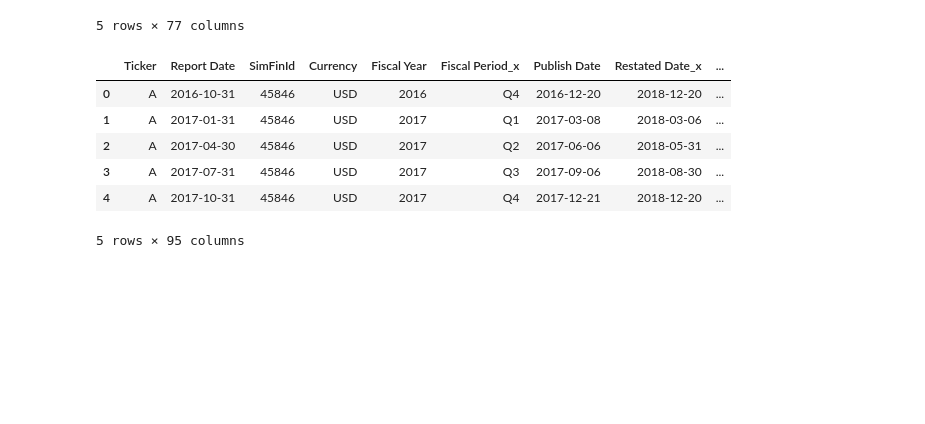
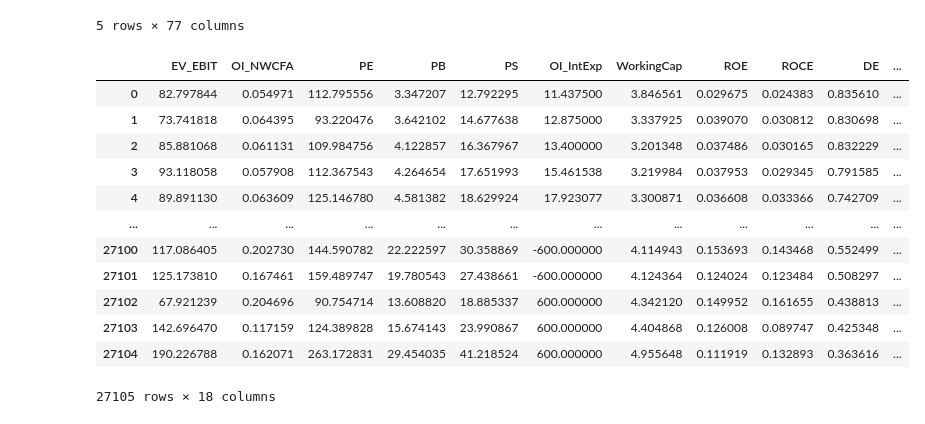
Before and after one commit to ethan-eplee/PortfolioThatBeatsTheMarket, a Jupyter notebook: 03_Capstone - Feature Engineering.ipynb, the cells around one changed output. Saved outputs shown, nothing was run; the diff lists cells and outputs as text; code cells hidden in the pictures; blank space fills up the shorter version.

```diff
--- a/03_Capstone - Feature Engineering.ipynb
+++ b/03_Capstone - Feature Engineering.ipynb
@@ -136,10 +144,45 @@ x['Equity_Liab'] = x['Total Equity']/ x['Total Liabilities']
-# %%
-x.head()
-# %% [output]
-|  | Ticker | Report Date | SimFinId | Currency | Fiscal Year | Fiscal Period_x | Publish Date | Restated Date_x | ... |
-| 0 | A | 2016-10-31 | 45846 | USD | 2016 | Q4 | 2016-12-20 | 2018-12-20 | ... |
-| 1 | A | 2017-01-31 | 45846 | USD | 2017 | Q1 | 2017-03-08 | 2018-03-06 | ... |
-| 2 | A | 2017-04-30 | 45846 | USD | 2017 | Q2 | 2017-06-06 | 2018-05-31 | ... |
-| 3 | A | 2017-07-31 | 45846 | USD | 2017 | Q3 | 2017-09-06 | 2018-08-30 | ... |
-| 4 | A | 2017-10-31 | 45846 | USD | 2017 | Q4 | 2017-12-21 | 2018-12-20 | ... |
-5 rows × 95 columns
+# %%
+def fixRatios(df):
+    '''
+    Takes in df, edits it to have the distributions clipped.
+    The distribution clippings are done manually by eye,
+    with human judgement based on the information.
+    '''
+    df["ROE"].clip(-5, 5, inplace=True)
+    df["OI_NWCFA"].clip(-5, 5, inplace=True)
+    df["EV_EBIT"].clip(-500, 500, inplace=True)
+    df["PE"].clip(-1000, 1000, inplace=True)
+    df["PB"].clip(-50, 100, inplace=True)
+    df["PS"].clip(0, 500, inplace=True)
+    df["OI_IntExp"].clip(-600, 600, inplace=True)#-600, 600
+    df["WorkingCap"].clip(0, 30, inplace=True)
+    df["ROCE"].clip(-2, 2, inplace=True)
+    df["DE"].clip(0, 100, inplace=True)
+    df["DebtRatio"].clip(0, 50, inplace=True)
+    df["CashRatio"].clip(0, 30, inplace=True)
+    df["AssetTurnover"].clip(-2000, 2000, inplace=True)# 0, 500
+    df["GPM"].clip(0, 1, inplace=True) #how can be >100%?
+    df["WC_TA"].clip(-1.5, 2, inplace=True)
+    df["RE_TA"].clip(-20, 2, inplace=True)
+    df["EBIT_TA"].clip(-2, 1, inplace=True)
+    df["Equity_Liab"].clip(-2, 20, inplace=True)
+    df.fillna(0, inplace=True)
+
+    return df
+# %%
+X = getRatios(x)
+fixRatios(X)
+# %% [output]
+|  | EV_EBIT | OI_NWCFA | PE | PB | PS | OI_IntExp | WorkingCap | ROE | ROCE | DE | ... |
+| 0 | 82.797844 | 0.054971 | 112.795556 | 3.347207 | 12.792295 | 11.437500 | 3.846561 | 0.029675 | 0.024383 | 0.835610 | ... |
+| 1 | 73.741818 | 0.064395 | 93.220476 | 3.642102 | 14.677638 | 12.875000 | 3.337925 | 0.039070 | 0.030812 | 0.830698 | ... |
+| 2 | 85.881068 | 0.061131 | 109.984756 | 4.122857 | 16.367967 | 13.400000 | 3.201348 | 0.037486 | 0.030165 | 0.832229 | ... |
+| 3 | 93.118058 | 0.057908 | 112.367543 | 4.264654 | 17.651993 | 15.461538 | 3.219984 | 0.037953 | 0.029345 | 0.791585 | ... |
+| 4 | 89.891130 | 0.063609 | 125.146780 | 4.581382 | 18.629924 | 17.923077 | 3.300871 | 0.036608 | 0.033366 | 0.742709 | ... |
+| ... | ... | ... | ... | ... | ... | ... | ... | ... | ... | ... | ... |
+| 27100 | 117.086405 | 0.202730 | 144.590782 | 22.222597 | 30.358869 | -600.000000 | 4.114943 | 0.153693 | 0.143468 | 0.552499 | ... |
+| 27101 | 125.173810 | 0.167461 | 159.489747 | 19.780543 | 27.438661 | -600.000000 | 4.124364 | 0.124024 | 0.123484 | 0.508297 | ... |
+| 27102 | 67.921239 | 0.204696 | 90.754714 | 13.608820 | 18.885337 | 600.000000 | 4.342120 | 0.149952 | 0.161655 | 0.438813 | ... |
+| 27103 | 142.696470 | 0.117159 | 124.389828 | 15.674143 | 23.990867 | 600.000000 | 4.404868 | 0.126008 | 0.089747 | 0.425348 | ... |
+| 27104 | 190.226788 | 0.162071 | 263.172831 | 29.454035 | 41.218524 | 600.000000 | 4.955648 | 0.111919 | 0.132893 | 0.363616 | ... |
+27105 rows × 18 columns
```
Also changed, not shown: parts of 8 cells of this notebook.
